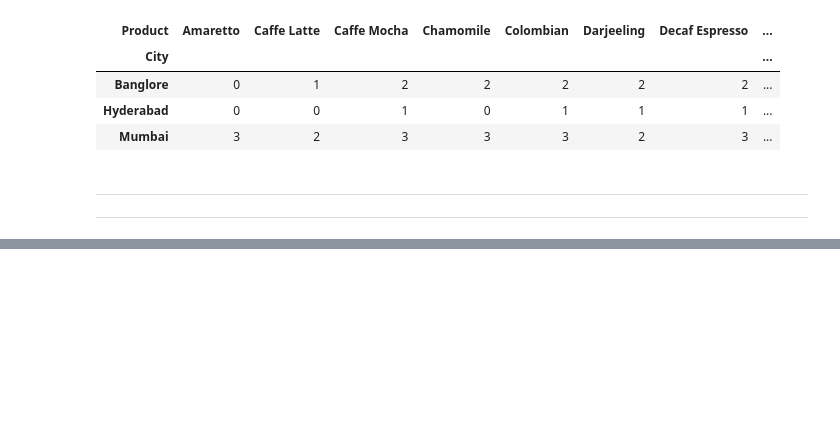
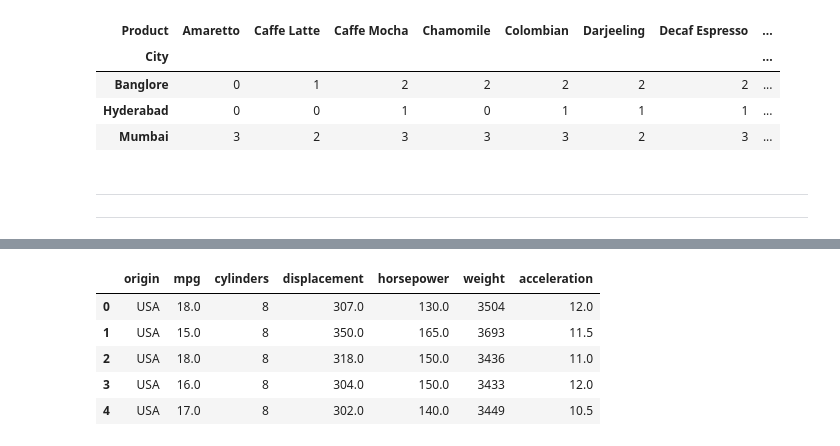
Before and after one commit to knowledge-corner/CGI_19_may_25, a Jupyter notebook: Classwork/Classwork Notebook.ipynb, the cells around one changed output, grey strips where cells are left out. Cells and saved outputs as stored; diff of their text form; code cells hidden in the pictures; blank space fills up the shorter version.

```diff
--- a/Classwork/Classwork Notebook.ipynb
+++ b/Classwork/Classwork Notebook.ipynb
@@ -2828,0 +2924,17 @@ df.pivot_table(index="City", columns="Product", values="Franchise", aggfunc="nun
+# %%
+import pandas as pd
+import seaborn as sns
+
+df = pd.read_csv(r"./datasets/auto-mpg.csv")
+values = {1: "USA", 2: "Europe", 3: "Japan"}
+df.replace({"origin" : values}, inplace=True)
+df_new = df.loc[df.horsepower.str.isdigit(), ['origin', 'mpg', 'cylinders', 'displacement','horsepower', 'weight', 'acceleration']]
+df_new.horsepower = df_new.horsepower.astype(float)
+df_new.head()
+# %% [output]
+|  | origin | mpg | cylinders | displacement | horsepower | weight | acceleration |
+| 0 | USA | 18.0 | 8 | 307.0 | 130.0 | 3504 | 12.0 |
+| 1 | USA | 15.0 | 8 | 350.0 | 165.0 | 3693 | 11.5 |
+| 2 | USA | 18.0 | 8 | 318.0 | 150.0 | 3436 | 11.0 |
+| 3 | USA | 16.0 | 8 | 304.0 | 150.0 | 3433 | 12.0 |
+| 4 | USA | 17.0 | 8 | 302.0 | 140.0 | 3449 | 10.5 |
```
Also changed, not shown: parts of 11 cells of this notebook.
